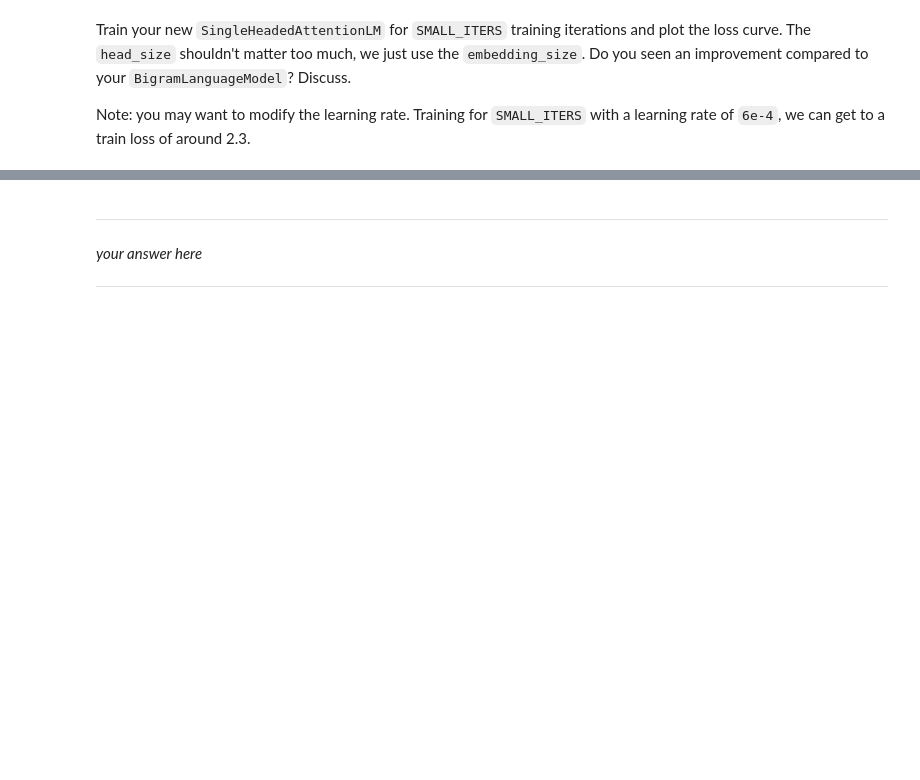
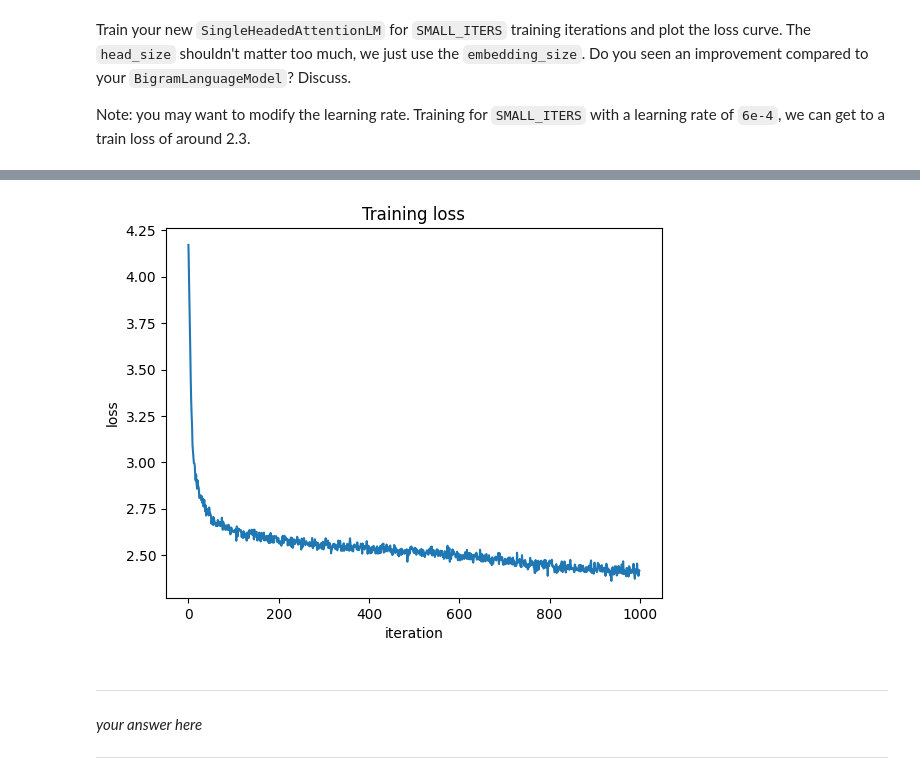
Before and after one commit to dal548/305BFinal, a Jupyter notebook: hw4.ipynb, the cells around one changed output, grey strips where cells are left out. Drawn from its saved outputs; the diff is of its cells as text; code cells hidden in the pictures; blank space fills up the shorter version.

```diff
--- a/hw4.ipynb
+++ b/hw4.ipynb
@@ -847,3 +880,11 @@ step 999: train loss 2.3299, val loss 2.3743
+# %%
+plt.plot(loss_list)
+plt.xlabel("iteration")
+plt.ylabel("loss")
+plt.title("Training loss")
+plt.show()
+# %% [output]
+[figure, added]
 # %% [markdown]
 ---
 
```
Also changed, not shown: parts of 13 cells of this notebook.
